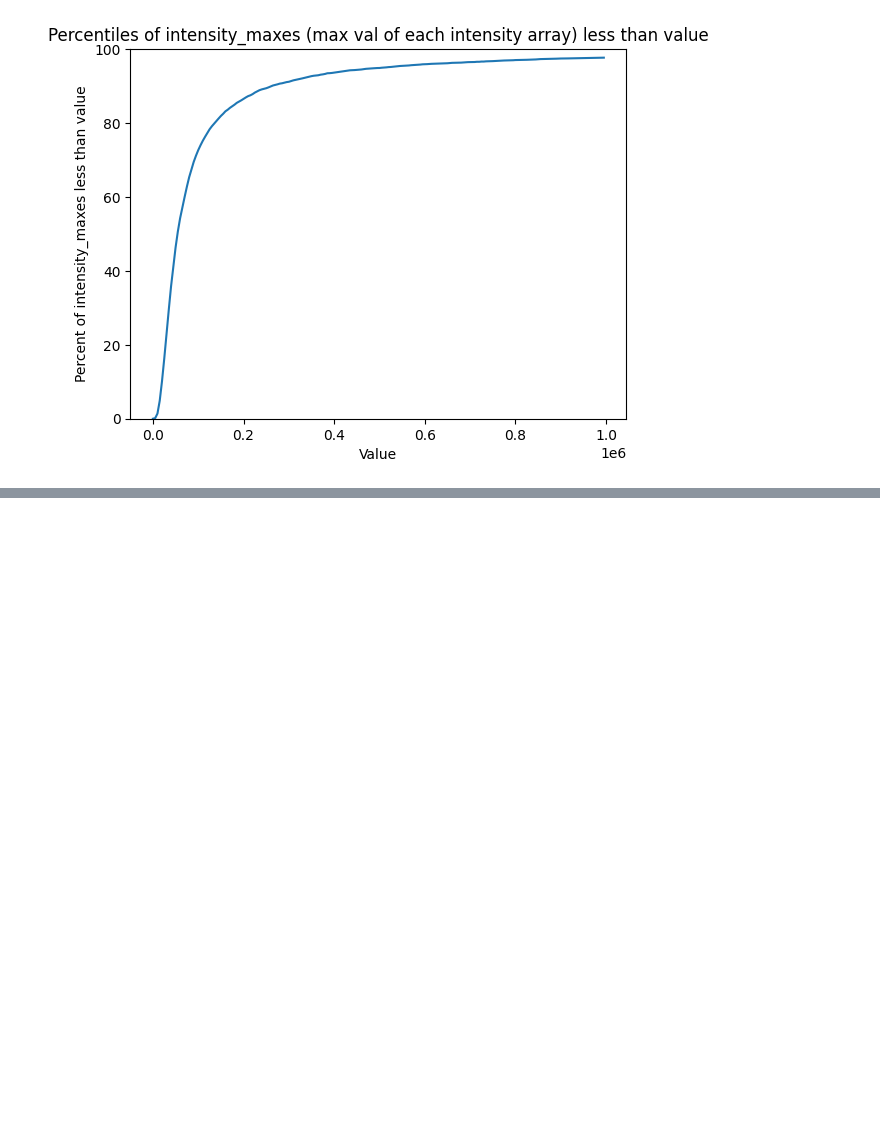
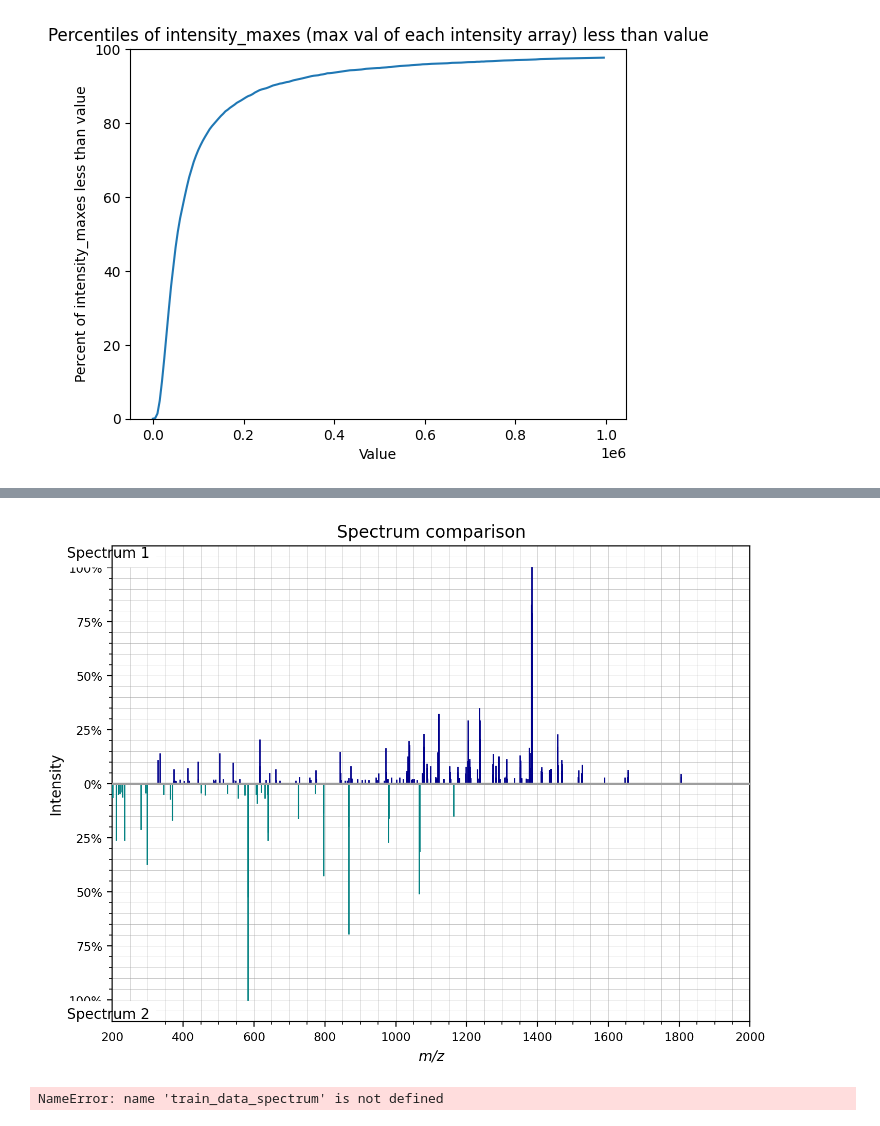
Before and after one commit to vchelur97/psm, a Jupyter notebook: eda/eda_spectrum.ipynb, the cells around one changed output, grey strips where cells are left out. Saved outputs shown, nothing was run; the diff lists cells and outputs as text; code cells hidden in the pictures; blank space fills up the shorter version.

```diff
--- a/eda/eda_spectrum.ipynb
+++ b/eda/eda_spectrum.ipynb
@@ -127,0 +142,46 @@ plt.show()
+# %%
+
+from matchms import Scores, Spectrum
+from matchms.similarity import CosineGreedy
+
+# Get mz and intensity arrays for a scan
+mz = train_data_spectrum['01088_A05_P010740_S00_N33_R1.mzML'][47994]['mz_arr']
+intensity = train_data_spectrum['01088_A05_P010740_S00_N33_R1.mzML'][47994]['intensity_arr']
+
+# Convert mz to array of float
+mz = np.array([float(x) for x in mz])
+intensity = np.array([float(x) for x in intensity])
+
+
+spectrum = Spectrum(mz=mz,
+                    intensities=intensity,
+                    metadata={'id': 'spectrum1',
+                              "peak_comments": {mz[0]: "the peak at 0 index m/z"}})
+
+# print(spectrum.peaks.mz[0])
+# print(spectrum.peaks.intensities[0])
+# print(spectrum.get('id'))
+# print(spectrum.peak_comments.get(328.1126708984375))
+
+# spectrum.plot()
+
+# Repeat the above for a 2nd scan
+mz2 = train_data_spectrum['01088_A05_P010740_S00_N33_R1.mzML'][47995]['mz_arr']
+intensity2 = train_data_spectrum['01088_A05_P010740_S00_N33_R1.mzML'][47995]['intensity_arr']
+
+mz2 = np.array([float(x) for x in mz2])
+intensity2 = np.array([float(x) for x in intensity2])
+
+spectrum2 = Spectrum(mz=mz2,
+                    intensities=intensity2,
+                    metadata={'id': 'spectrum2',
+                                "peak_comments": {mz2[0]: "the peak at 0 index m/z"}})
+
+# spectrum2.plot()
+spectrum.plot_against(spectrum2)
+
+# Calculate cosine similarity between the 2 spectra
+cosine_greedy = CosineGreedy(tolerance=0.2)
+score = cosine_greedy.pair(spectrum, spectrum2)
+print(f"Cosine score is {score['score']:.2f} with {score['matches']} matched peaks")
+# %% [output]
@@ -127,0 +191,31 @@ plt.show()
+[figure, added]
+# %%
+from matchms import set_matchms_logger_level
+set_matchms_logger_level("ERROR")
+
+# Create spectrums array for all scans in a file
+spectrums = []
+for scan_num in train_data_spectrum['01088_A05_P010740_S00_N33_R1.mzML']:
+    mz = train_data_spectrum['01088_A05_P010740_S00_N33_R1.mzML'][scan_num]['mz_arr']
+    intensity = train_data_spectrum['01088_A05_P010740_S00_N33_R1.mzML'][scan_num]['intensity_arr']
+
+    mz = np.array([float(x) for x in mz])
+    intensity = np.array([float(x) for x in intensity])
+
+    spectrum = Spectrum(mz=mz,
+                        intensities=intensity,
+                        metadata={'id': 'spectrum1',
+                                  "peak_comments": {mz[0]: "the peak at 0 index m/z"}})
+    spectrums.append(spectrum)
+
+# Calculate similarity between all scans in a file
+# scores = CosineGreedy(tolerance=0.1, mz_power=0, intensity_power=0)
+# score = scores.matrix(spectrums)
+# print(score)
+
+# For every spectrum, calculate similarity to every other spectrum
+scores = CosineGreedy(tolerance=0.1, mz_power=0, intensity_power=0)
+score = scores.matrix(spectrums[0:5], spectrums[0:5])
+print(score)
+# %% [output]
+NameError: name 'train_data_spectrum' is not defined
```
Also changed, not shown: parts of 4 cells of this notebook.
